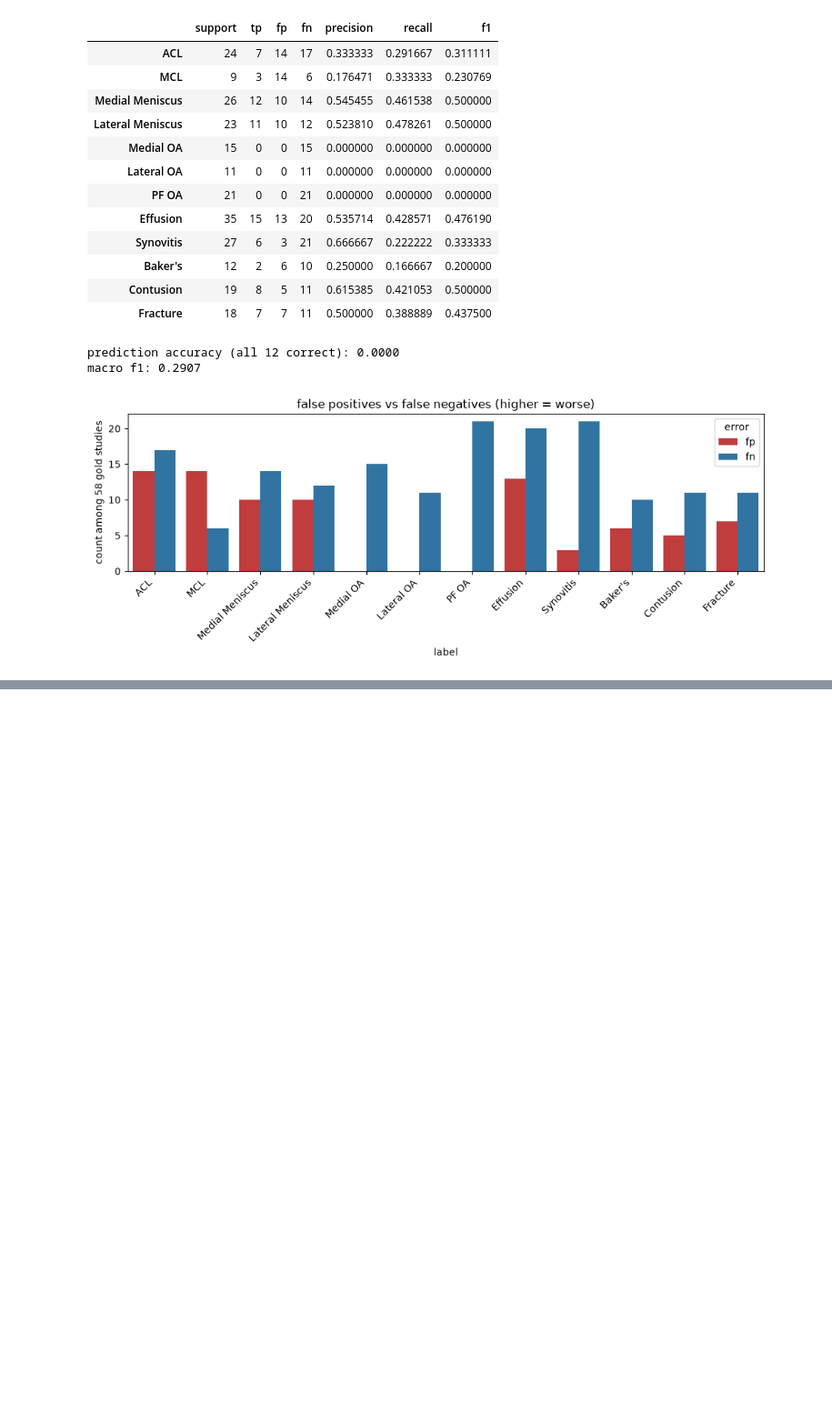
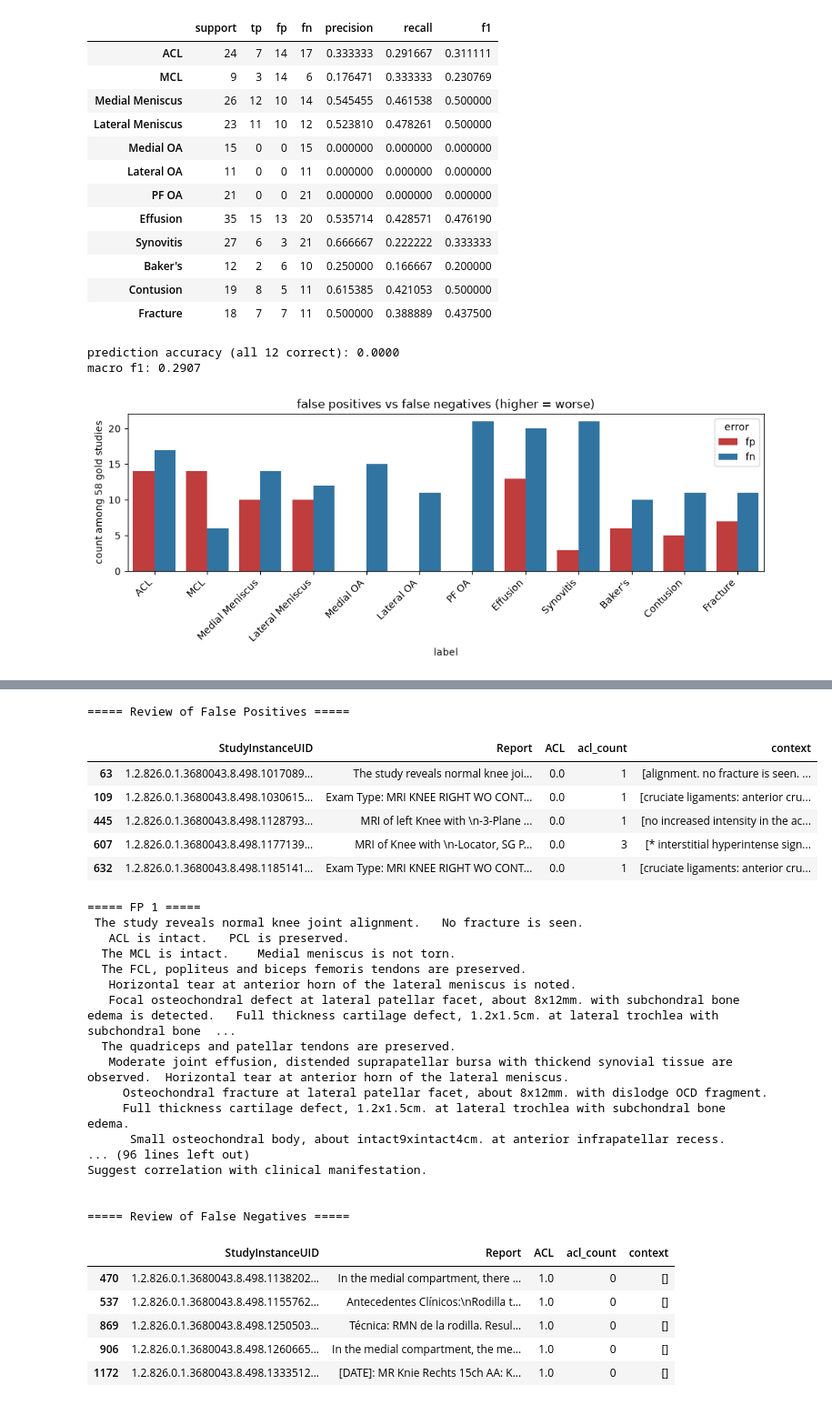
Before and after one commit to paramtully/RSNA-Knee-Abnormality-Detection, a Jupyter notebook: label_extraction.ipynb, the cells around one changed output, grey strips where cells are left out. Shown at 91% size. Saved outputs shown, nothing was run; the diff lists cells and outputs as text; code cells hidden in the pictures; blank space fills up the shorter version.

Commit message:
looked further into keywords matching labels in reports

```diff
--- a/label_extraction.ipynb
+++ b/label_extraction.ipynb
@@ -66,7 +66,7 @@ unlabeled: (4349, 14)
     # REQUIRES: pred has all LABELS columns and the same number of rows as gold, in the same order
     # MODIFIES: nothing
     # EFFECTS: displays a per-label scoreboard and an fp-vs-fn bar chart; returns the scoreboard
-def evaluate(pred: pd.DataFrame) -> pd.DataFrame:
+def evaluate(pred: pd.DataFrame) -> (pd.DataFrame, pd.DataFrame):
     y = gold[LABELS].astype(int)
     p = pred[LABELS].astype(int)
     p.index = y.index
@@ -109,7 +109,7 @@ def evaluate(pred: pd.DataFrame) -> pd.DataFrame:
     plt.xticks(rotation=45, ha="right")
     fig.tight_layout()
     plt.show()
-    return scores
+    return y, p
 
 def get_pred(mapper):
     return pd.DataFrame(gold["Report"].map(mapper).tolist(), index=gold.index)
@@ -120,7 +120,7 @@ def predict_simple_extract(report: str) -> dict:
     return {label: int(label.lower() in text) for label in LABELS}
 
 pred = get_pred(predict_simple_extract)
-scores = evaluate(pred)
+y, p = evaluate(pred)
 # %% [output]
 |  | support | tp | fp | fn | precision | recall | f1 |
 | ACL | 24 | 7 | 14 | 17 | 0.333333 | 0.291667 | 0.311111 |
@@ -145,0 +152,65 @@ Findings:
+# %%
+# look more closely into examples of false positives and false negatives
+
+# get rows with false positives and false negatives
+# display(y.head())
+
+fp_acl = gold[(y["ACL"] == 0) & (p["ACL"] == 1)]
+fn_acl= gold[(y["ACL"] == 1) & (p["ACL"] == 0)]
+
+fp_acl = fp_acl.loc[:, ["StudyInstanceUID", "Report", "ACL"]]
+fn_acl = fn_acl.loc[:, ["StudyInstanceUID", "Report", "ACL"]]
+
+# get occurences of "acl" in the reports
+fp_acl["acl_count"] = fp_acl["Report"].str.lower().str.count("acl")
+fn_acl["acl_count"] = fn_acl["Report"].str.lower().str.count("acl")
+
+
+def get_context(report, term="acl", window=5):
+    words = str(report).lower().split()
+    idxs = [i for i, w in enumerate(words) if term in w]
+    return [" ".join(words[max(0, i - window) : i + window + 1]) for i in idxs]
+
+fp_acl["context"] = fp_acl["Report"].map(get_context)
+fn_acl["context"] = fn_acl["Report"].map(get_context)
+
+print(f"===== Review of False Positives =====")
+display(fp_acl.head(5))
+for i, text in enumerate(fp_acl["Report"].head(4), 1):
+    print(f"===== FP {i} =====\n{text}\n")
+
+print(f"===== Review of False Negatives =====")
+display(fn_acl.head(5))
+for i, text in enumerate(fn_acl["Report"].head(3), 1):
+    print(f"===== FN {i} =====\n{text}\n")
+# %% [output]
+===== Review of False Positives =====
+|  | StudyInstanceUID | Report | ACL | acl_count | context |
+| 63 | 1.2.826.0.1.3680043.8.498.1017089... | The study reveals normal knee joi... | 0.0 | 1 | [alignment. no fracture is seen. ... |
+| 109 | 1.2.826.0.1.3680043.8.498.1030615... | Exam Type: MRI KNEE RIGHT WO CONT... | 0.0 | 1 | [cruciate ligaments: anterior cru... |
+| 445 | 1.2.826.0.1.3680043.8.498.1128793... | MRI of left Knee with \n-3-Plane ... | 0.0 | 1 | [no increased intensity in the ac... |
+| 607 | 1.2.826.0.1.3680043.8.498.1177139... | MRI of Knee with \n-Locator, SG P... | 0.0 | 3 | [* interstitial hyperintense sign... |
+| 632 | 1.2.826.0.1.3680043.8.498.1185141... | Exam Type: MRI KNEE RIGHT WO CONT... | 0.0 | 1 | [cruciate ligaments: anterior cru... |
+===== FP 1 =====
+ The study reveals normal knee joint alignment.   No fracture is seen.
+   ACL is intact.   PCL is preserved.
+  The MCL is intact.    Medial meniscus is not torn.
+  The FCL, popliteus and biceps femoris tendons are preserved.
+   Horizontal tear at anterior horn of the lateral meniscus is noted.
+   Focal osteochondral defect at lateral patellar facet, about 8x12mm. with subchondral bone edema is detected.   Full thickness cartilage defect, 1.2x1.5cm. at lateral trochlea with subchondral bone  ...
+  The quadriceps and patellar tendons are preserved.
+   Moderate joint effusion, distended suprapatellar bursa with thickend synovial tissue are observed.  Horizontal tear at anterior horn of the lateral meniscus.
+     Osteochondral fracture at lateral patellar facet, about 8x12mm. with dislodge OCD fragment.
+     Full thickness cartilage defect, 1.2x1.5cm. at lateral trochlea with subchondral bone edema.
+      Small osteochondral body, about intact9xintact4cm. at anterior infrapatellar recess.
+... (96 lines left out)
+Suggest correlation with clinical manifestation.
+
+
+===== Review of False Negatives =====
+|  | StudyInstanceUID | Report | ACL | acl_count | context |
+| 470 | 1.2.826.0.1.3680043.8.498.1138202... | In the medial compartment, there ... | 1.0 | 0 | [] |
+| 537 | 1.2.826.0.1.3680043.8.498.1155762... | Antecedentes Clínicos:\nRodilla t... | 1.0 | 0 | [] |
+| 869 | 1.2.826.0.1.3680043.8.498.1250503... | Técnica: RMN de la rodilla. Resul... | 1.0 | 0 | [] |
+| 906 | 1.2.826.0.1.3680043.8.498.1260665... | In the medial compartment, the me... | 1.0 | 0 | [] |
+| 1172 | 1.2.826.0.1.3680043.8.498.1333512... | [DATE]: MR Knie Rechts 15ch AA: K... | 1.0 | 0 | [] |
```
Also changed, not shown: parts of 3 cells of this notebook.
